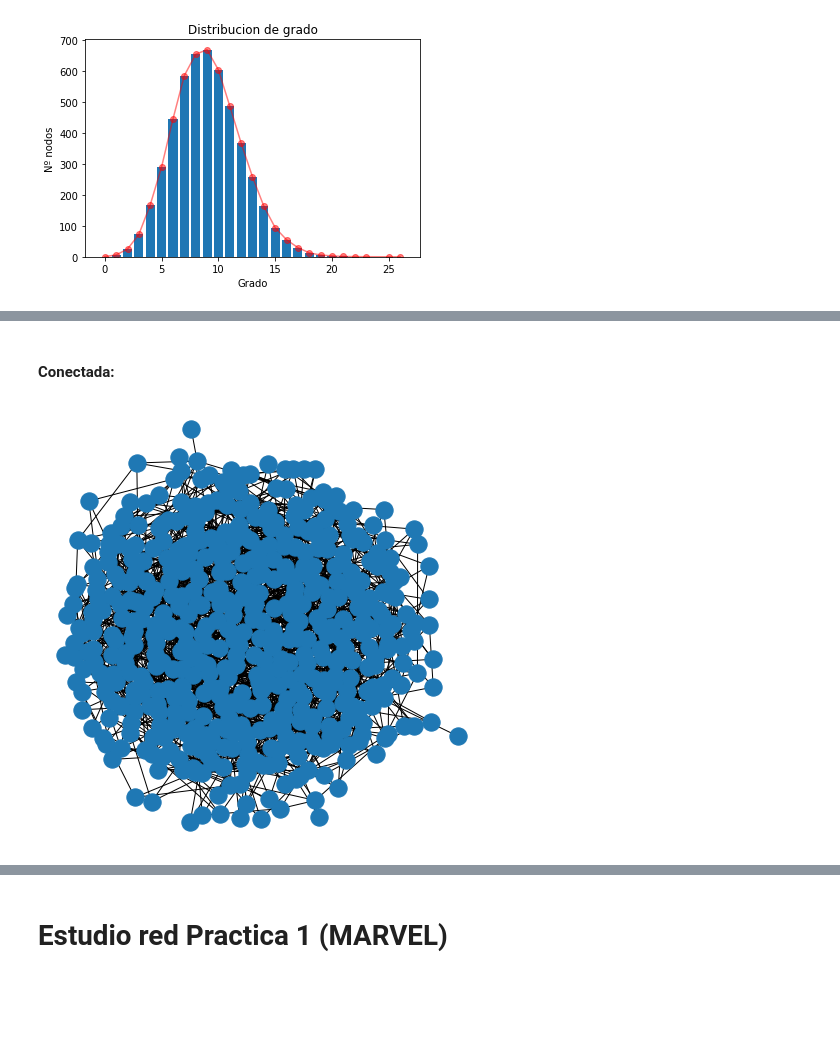
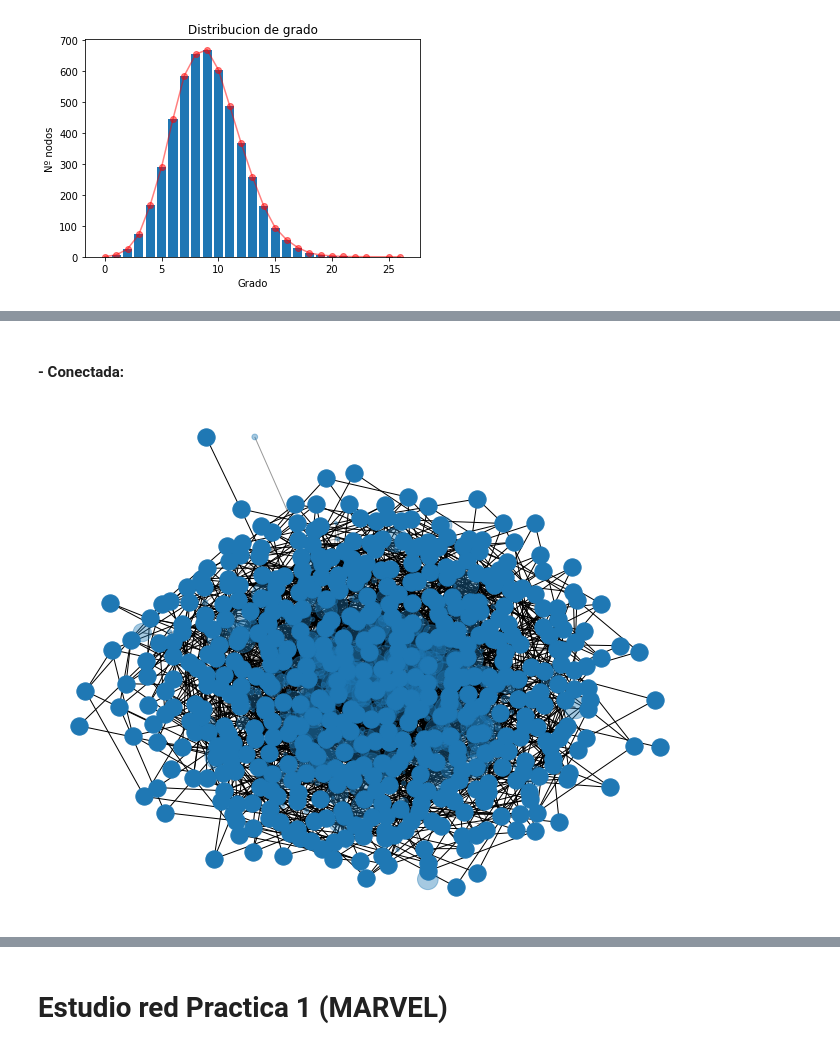
Before and after one commit to pablodll/Social-Network-Analisys, a Jupyter notebook: Practica 2/Practica 2 notebook.ipynb, the cells around one changed output, grey strips where cells are left out. Saved outputs shown, nothing was run; the diff lists cells and outputs as text; code cells hidden in the pictures; blank space fills up the shorter version.

```diff
--- a/Practica 2/Practica 2 notebook.ipynb
+++ b/Practica 2/Practica 2 notebook.ipynb
@@ -223,9 +242,11 @@ nx.draw_kamada_kawai(red_ER_n500_supercritic)
 # %% [markdown]
-####  Conectada:
+#### - Conectada:
 # %%
 p = 0.014
+
 red_ER_n500_connected = nx.gnp_random_graph(N, p)
-plt.figure(figsize=(6,6))
-nx.draw_kamada_kawai(red_ER_n500_connected)
+plt.figure(figsize=(9,7))
+nx.draw_networkx(red_ER_n500_connected, node_size=np.multiply(nx.degree(red_ER_n500_connected), 3), alpha=0.4, with_labels=False, pos=nx.draw_kamada_kawai(red_ER_n500_connected))
+nx.write_gexf(red_ER_n500_connected, './ER_n500_connected.gexf')
 # %% [output]
-[figure, old version]
+[figure, new version]
```
Also changed, not shown: parts of 28 cells of this notebook.
